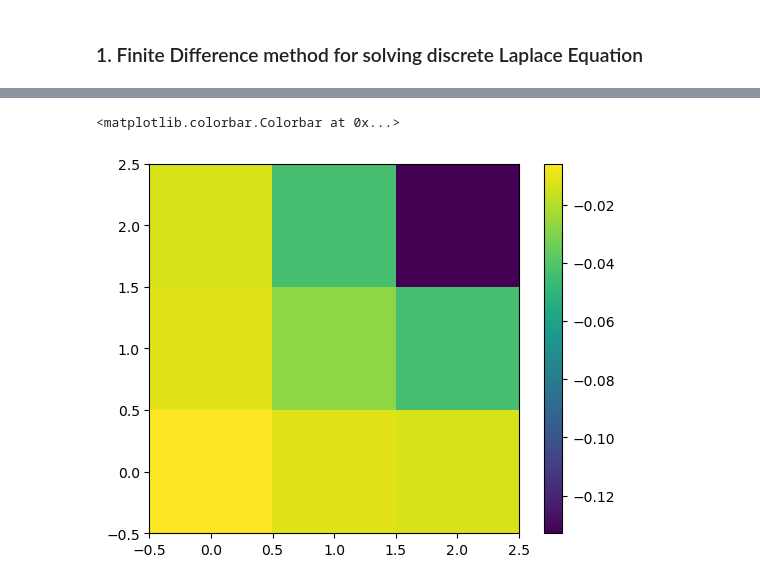
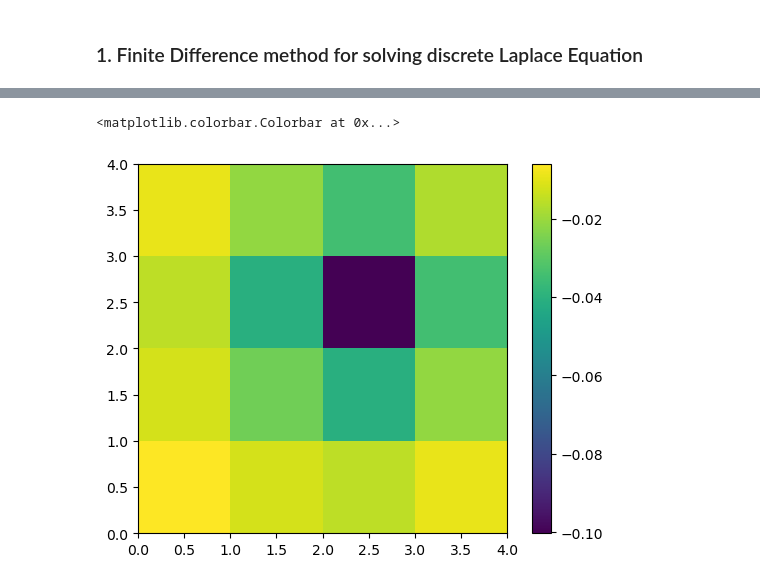
Before and after one commit to gary20000915/poisson-solver-comphyslab-HW4, a Jupyter notebook: 1_finite_difference.ipynb, the cells around one changed output, grey strips where cells are left out. Cells and saved outputs as stored; diff of their text form; code cells hidden in the pictures.

```diff
--- a/1_finite_difference.ipynb
+++ b/1_finite_difference.ipynb
@@ -12,7 +12,7 @@ from scipy.sparse import dia_matrix
 import scipy.sparse.linalg as splinalg
 from numba import njit, prange
 # %%
-N = 3
+N = 4
 min, max = -1, 1
 dx = (max - min) / N
 # %%
@@ -50,6 +49,8 @@ def generate_A(N):
 def generate_b(N, dx):
     b = np.zeros(N ** 2).reshape(N, N)
     b[2, 2] = -1 * np.square(dx)
+    plt.imshow(b, origin = 'lower')
+    plt.colorbar()
     return b.reshape(N ** 2)
 # %%
 # solve
@@ -78,6 +72,6 @@ print(u)
 # %%
-plt.imshow(u, origin = 'lower')
+plt.imshow(u, origin = 'lower', extent = [0,4,0,4])
 plt.colorbar()
 # %% [output]
 <matplotlib.colorbar.Colorbar at 0x...>
-[figure, old version]
+[figure, new version]
```
Also changed, not shown: parts of 2 cells of this notebook, 10 other files.
